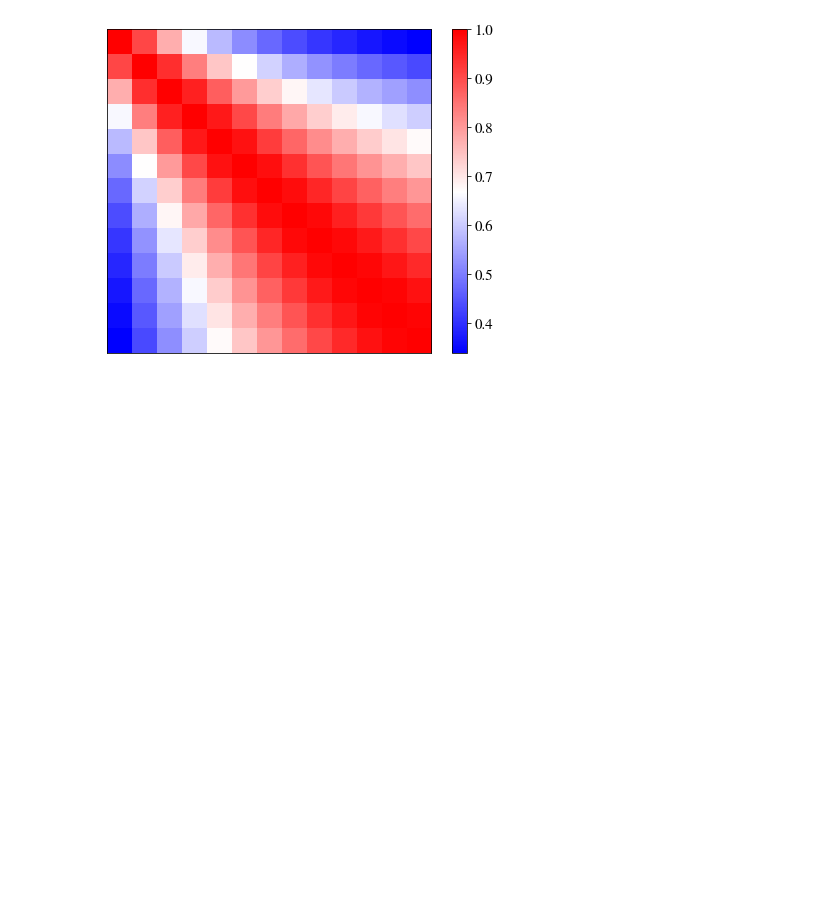
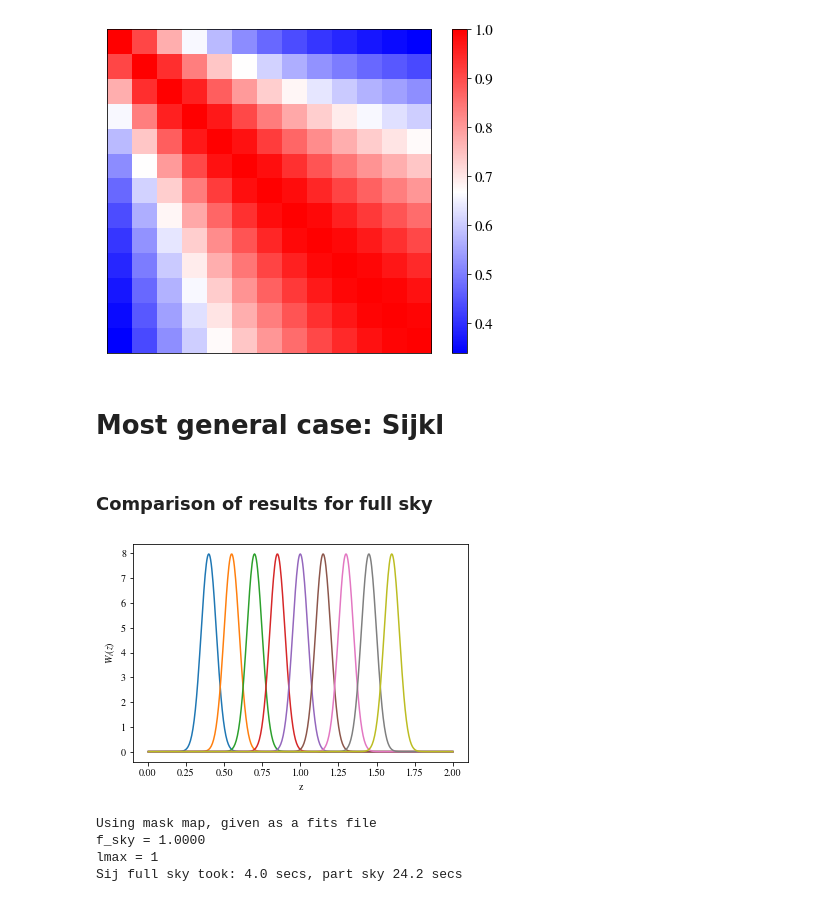
Before and after one commit to fabienlacasa/PySSC, a Jupyter notebook: Partsky_examples.ipynb, the cells around one changed output. Cells and saved outputs as stored; diff of their text form; code cells hidden in the pictures; blank space fills up the shorter version.

Commit message:
Added Sijkl part sky and updated notebook

```diff
--- a/Partsky_examples.ipynb
+++ b/Partsky_examples.ipynb
@@ -101,7 +96,7 @@ Sij part sky took: 5.7 mins
 ## Partial sky Sij for DES mask
 # %%
 t0 = time.clock()
-Sijw_part_DES = PySSC.Sij_psky(z_arr,windows_T,mask='./masks/DES-mask-simple-ring-1024.fits',verbose=True,debug=True)
+Sijw_part_DES = PySSC.Sij_psky(z_arr,windows_T,mask='./masks/DES-mask-simple-ring-1024.fits',verbose=True)
 t1 = time.clock()
 print('Computed in %.1f minutes' %((t1-t0)/60))
 # %% [output]
@@ -238,3 +220,39 @@ cbar.ax.tick_params(labelsize=15)
 plt.show()
 # %% [output]
 [figure]
+# %% [markdown]
+# Most general case: Sijkl
+# %% [markdown]
+### Comparison of results for full sky
+# %%
+#Top-hat window functions have no interest here, since the cross-spectra would be basically zero
+#So we go for Gaussian window functions
+sigmaz    = 0.05
+zcenter_G = [0.4,0.55,0.7,0.85,1.,1.15,1.3,1.45,1.6]
+nbins_G   = len(zcenter_G)
+windows_G = np.zeros((nbins_G,nz))
+for i in range(nbins_G):
+    windows_G[i,:] = np.exp(-(z_arr-zcenter_G[i])**2/(2*sigmaz**2)) / np.sqrt(2*pi*sigmaz**2)
+
+# Plot window functions
+for i in range(nbins_G):
+    plt.plot(z_arr,windows_G[i,:])
+plt.xlabel('z') ; plt.ylabel('$W_i(z)$')
+plt.show()
+# %% [output]
+[figure, added]
+# %%
+#Top-hat window functions have no interest here, since the cross-spectra would be basically zero
+#So we go for Gaussian window functions
+t0 = time.clock()
+Sijkl_full = PySSC.Sijkl(z_arr,windows_G)
+t1 = time.clock()
+
+Sijkl_psky = PySSC.Sijkl_psky(z_arr,windows_G,clmask=None,mask='./masks/full_sky_map.fits',verbose=True)
+t2 = time.clock()
+print('Sij full sky took: %.1f secs, part sky %.1f secs' %(t1-t0,t2-t1))
+# %% [output]
+Using mask map, given as a fits file
+f_sky = 1.0000
+lmax = 1
+Sij full sky took: 4.0 secs, part sky 24.2 secs
```
Also changed, not shown: parts of 18 cells of this notebook, 1 other file.
